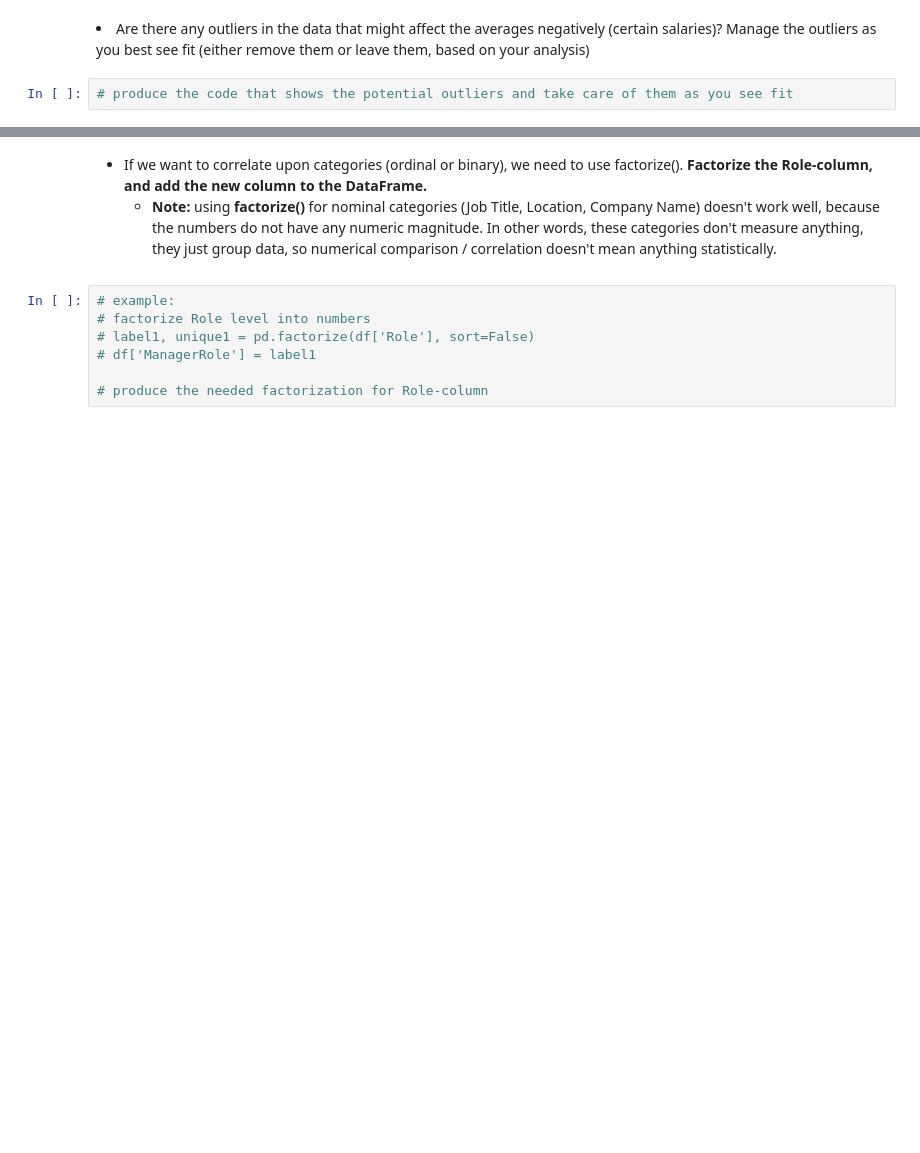
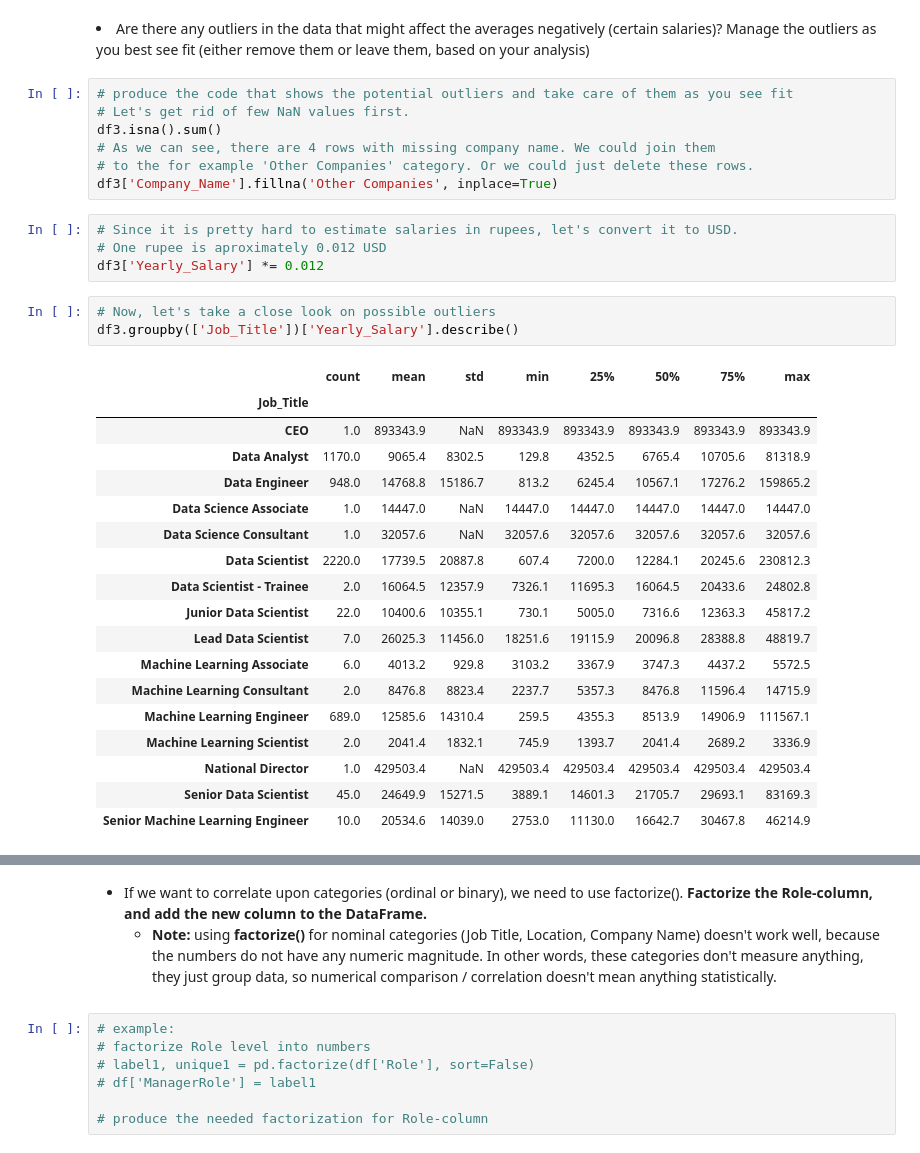
Before and after one commit to KirSobolev/Introduction-to-data-analytics, a Jupyter notebook: Exercise_set_2_Pandas/DataAnalyticsExerciseSet2.ipynb, the cells around one changed output, grey strips where cells are left out. Drawn from its saved outputs; the diff is of its cells as text; blank space fills up the shorter version.

```diff
--- a/Exercise_set_2_Pandas/DataAnalyticsExerciseSet2.ipynb
+++ b/Exercise_set_2_Pandas/DataAnalyticsExerciseSet2.ipynb
@@ -407,5 +410,36 @@ df3.groupby(['Job_Title']).count()
 | Senior Machine Learning Engineer | 10 | 10 | 10 | 10 | 10 | 10 |
 # %% [markdown]
 <li>Are there any outliers in the data that might affect the averages negatively (certain salaries)? Manage the outliers as you best see fit (either remove them or leave them, based on your analysis) </li>
-# %%
-# produce the code that shows the potential outliers and take care of them as you see fit
+# %%
+# produce the code that shows the potential outliers and take care of them as you see fit
+# Let's get rid of few NaN values first.
+df3.isna().sum()
+# As we can see, there are 4 rows with missing company name. We could join them
+# to the for example 'Other Companies' category. Or we could just delete these rows.
+df3['Company_Name'].fillna('Other Companies', inplace=True)
+# %%
+# Since it is pretty hard to estimate salaries in rupees, let's convert it to USD.
+# One rupee is aproximately 0.012 USD
+df3['Yearly_Salary'] *= 0.012
+# %%
+# Now, let's take a close look on possible outliers
+df3.groupby(['Job_Title'])['Yearly_Salary'].describe()
+# %% [output]
+|  | count | mean | std | min | 25% | 50% | 75% | max |
+| Job_Title |  |  |  |  |  |  |  |  |
+| CEO | 1.0 | 893343.9 | NaN | 893343.9 | 893343.9 | 893343.9 | 893343.9 | 893343.9 |
+| Data Analyst | 1170.0 | 9065.4 | 8302.5 | 129.8 | 4352.5 | 6765.4 | 10705.6 | 81318.9 |
+| Data Engineer | 948.0 | 14768.8 | 15186.7 | 813.2 | 6245.4 | 10567.1 | 17276.2 | 159865.2 |
+| Data Science Associate | 1.0 | 14447.0 | NaN | 14447.0 | 14447.0 | 14447.0 | 14447.0 | 14447.0 |
+| Data Science Consultant | 1.0 | 32057.6 | NaN | 32057.6 | 32057.6 | 32057.6 | 32057.6 | 32057.6 |
+| Data Scientist | 2220.0 | 17739.5 | 20887.8 | 607.4 | 7200.0 | 12284.1 | 20245.6 | 230812.3 |
+| Data Scientist - Trainee | 2.0 | 16064.5 | 12357.9 | 7326.1 | 11695.3 | 16064.5 | 20433.6 | 24802.8 |
+| Junior Data Scientist | 22.0 | 10400.6 | 10355.1 | 730.1 | 5005.0 | 7316.6 | 12363.3 | 45817.2 |
+| Lead Data Scientist | 7.0 | 26025.3 | 11456.0 | 18251.6 | 19115.9 | 20096.8 | 28388.8 | 48819.7 |
+| Machine Learning Associate | 6.0 | 4013.2 | 929.8 | 3103.2 | 3367.9 | 3747.3 | 4437.2 | 5572.5 |
+| Machine Learning Consultant | 2.0 | 8476.8 | 8823.4 | 2237.7 | 5357.3 | 8476.8 | 11596.4 | 14715.9 |
+| Machine Learning Engineer | 689.0 | 12585.6 | 14310.4 | 259.5 | 4355.3 | 8513.9 | 14906.9 | 111567.1 |
+| Machine Learning Scientist | 2.0 | 2041.4 | 1832.1 | 745.9 | 1393.7 | 2041.4 | 2689.2 | 3336.9 |
+| National Director | 1.0 | 429503.4 | NaN | 429503.4 | 429503.4 | 429503.4 | 429503.4 | 429503.4 |
+| Senior Data Scientist | 45.0 | 24649.9 | 15271.5 | 3889.1 | 14601.3 | 21705.7 | 29693.1 | 83169.3 |
+| Senior Machine Learning Engineer | 10.0 | 20534.6 | 14039.0 | 2753.0 | 11130.0 | 16642.7 | 30467.8 | 46214.9 |
```
Also changed, not shown: parts of 6 cells of this notebook.
